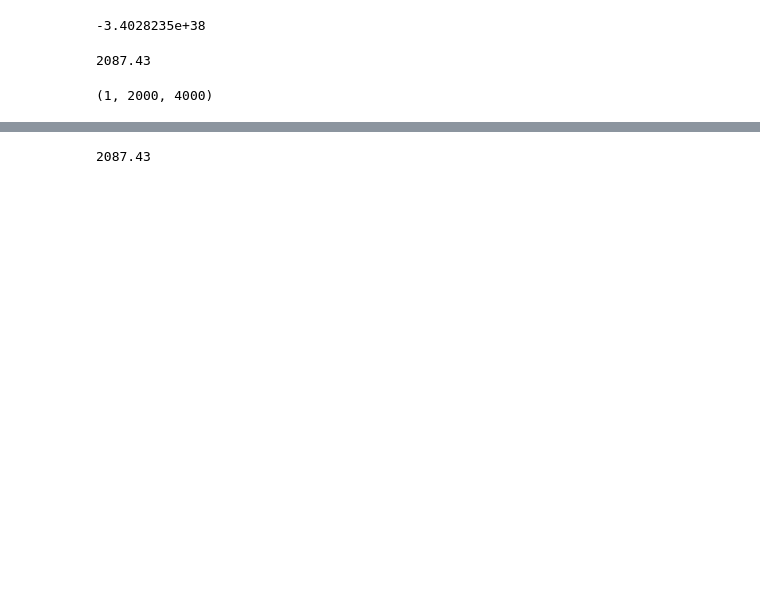
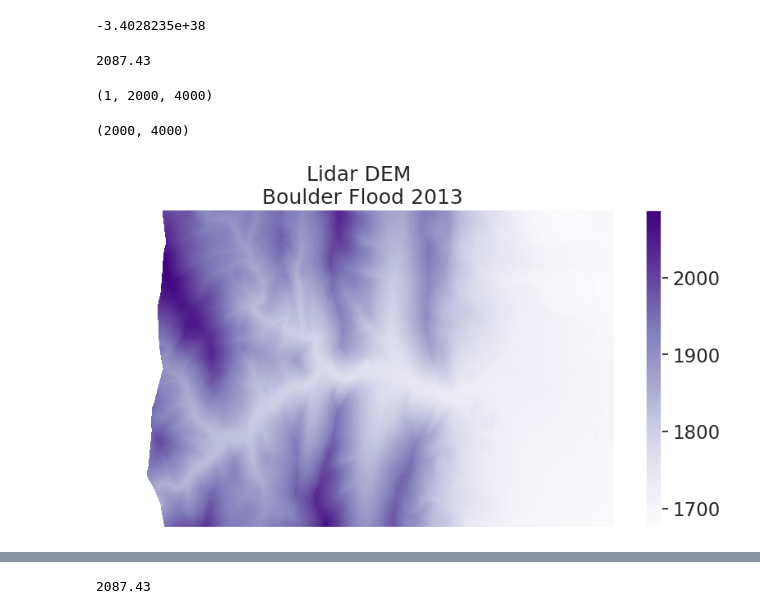
Before and after one commit to aperez14/gis606-02-lab3, a Jupyter notebook: 3.1 intro_to_raster.ipynb, the cells around one changed output, grey strips where cells are left out. Drawn from its saved outputs; the diff is of its cells as text; code cells hidden in the pictures; blank space fills up the shorter version.

```diff
--- a/3.1 intro_to_raster.ipynb
+++ b/3.1 intro_to_raster.ipynb
@@ -95,14 +111,19 @@ dtm_pre_arr.shape
 # %% [output]
 (1, 2000, 4000)
 # %%
-#dtm_pre_arr = rxr.open_rasterio(dem_pre_path, masked=True).squeeze{}
+dtm_pre_arr = rxr.open_rasterio(dem_pre_path, masked=True).squeeze()
 
-#dtm_pre_arr.shape
+dtm_pre_arr.shape
+# %% [output]
+(2000, 4000)
 # %%
-#f, ax = plt.subplots(figsize=(10,5))
-#dtm_pre_arr.plot(cnap="Purples", ax=ax)
-#
-#ax.set_title("Lidar DEM\n Boulder Flood 2013")
-#ax.set_axis_off()
-#plt.show()
+f, ax = plt.subplots(figsize=(10,5))
+
+dtm_pre_arr.plot(cmap="Purples", ax=ax)
+
+ax.set_title("Lidar DEM\n Boulder Flood 2013")
+ax.set_axis_off()
+plt.show()
+# %% [output]
+[figure, added]
 # %%
```
Also changed, not shown: parts of 10 cells of this notebook.
